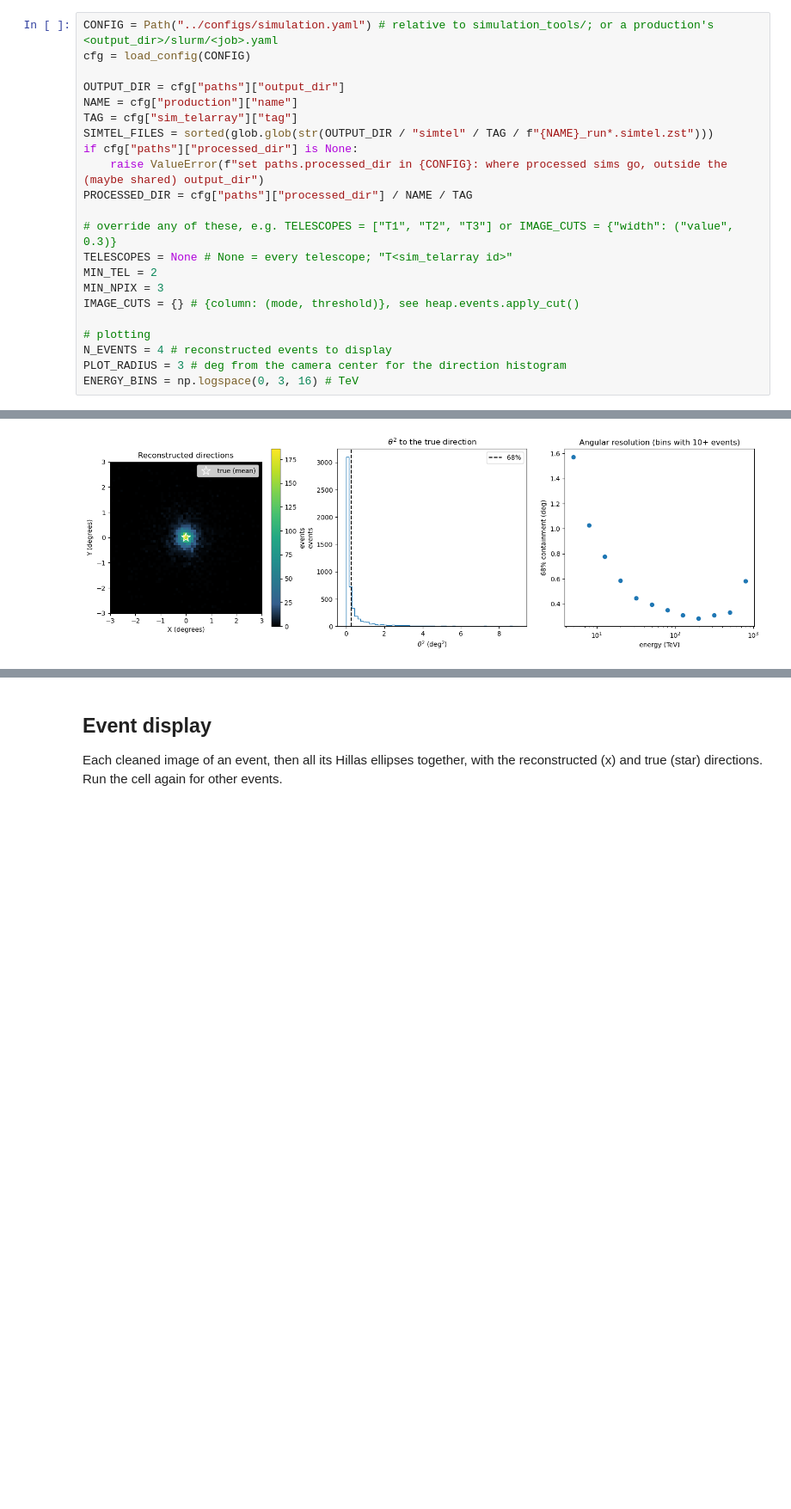
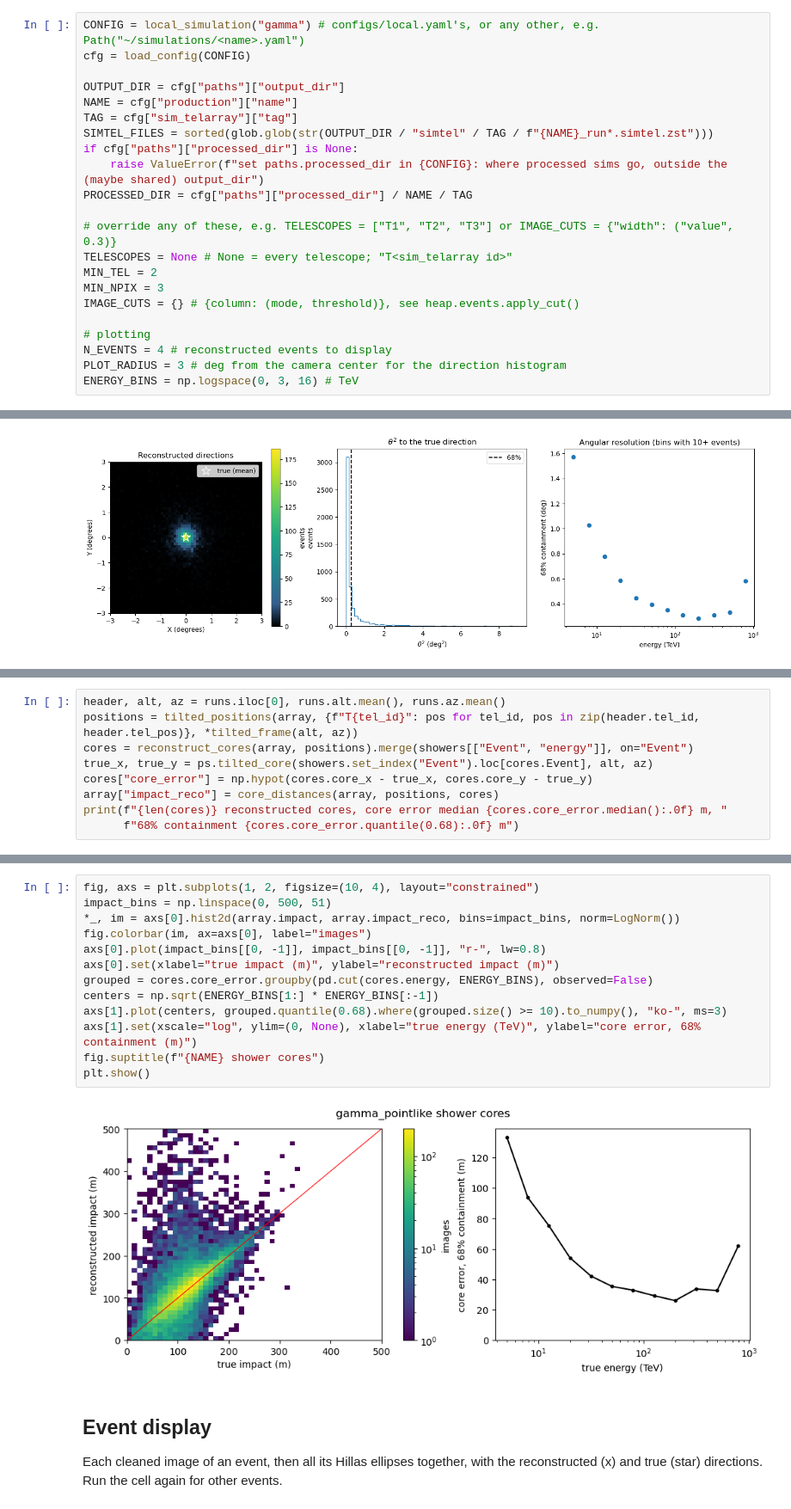
Before and after one commit to panoseti/PANOSETI-High-Energy-Analysis-Pipeline, a Jupyter notebook: simulation_tools/notebooks/explore_sims.ipynb, the cells around one changed output, grey strips where cells are left out. Shown at 86% size. Saved outputs shown, nothing was run; the diff lists cells and outputs as text; blank space fills up the shorter version.

```diff
--- a/simulation_tools/explore_sims.ipynb
+++ b/simulation_tools/notebooks/explore_sims.ipynb
@@ -27,7 +31,7 @@ from run_simulation import load_config
 # %% [markdown]
 # Selection
 # %%
-CONFIG = Path("../configs/simulation.yaml") # relative to simulation_tools/; or a production's <output_dir>/slurm/<job>.yaml
+CONFIG = local_simulation("gamma") # configs/local.yaml's, or any other, e.g. Path("~/simulations/<name>.yaml")
 cfg = load_config(CONFIG)
 
 OUTPUT_DIR = cfg["paths"]["output_dir"]
@@ -190,0 +200,9 @@ plt.show()
+# %%
+header, alt, az = runs.iloc[0], runs.alt.mean(), runs.az.mean()
+positions = tilted_positions(array, {f"T{tel_id}": pos for tel_id, pos in zip(header.tel_id, header.tel_pos)}, *tilted_frame(alt, az))
+cores = reconstruct_cores(array, positions).merge(showers[["Event", "energy"]], on="Event")
+true_x, true_y = ps.tilted_core(showers.set_index("Event").loc[cores.Event], alt, az)
+cores["core_error"] = np.hypot(cores.core_x - true_x, cores.core_y - true_y)
+array["impact_reco"] = core_distances(array, positions, cores)
+print(f"{len(cores)} reconstructed cores, core error median {cores.core_error.median():.0f} m, "
+      f"68% containment {cores.core_error.quantile(0.68):.0f} m")
@@ -191,3 +211,18 @@ plt.show()
+# %%
+fig, axs = plt.subplots(1, 2, figsize=(10, 4), layout="constrained")
+impact_bins = np.linspace(0, 500, 51)
+*_, im = axs[0].hist2d(array.impact, array.impact_reco, bins=impact_bins, norm=LogNorm())
+fig.colorbar(im, ax=axs[0], label="images")
+axs[0].plot(impact_bins[[0, -1]], impact_bins[[0, -1]], "r-", lw=0.8)
+axs[0].set(xlabel="true impact (m)", ylabel="reconstructed impact (m)")
+grouped = cores.core_error.groupby(pd.cut(cores.energy, ENERGY_BINS), observed=False)
+centers = np.sqrt(ENERGY_BINS[1:] * ENERGY_BINS[:-1])
+axs[1].plot(centers, grouped.quantile(0.68).where(grouped.size() >= 10).to_numpy(), "ko-", ms=3)
+axs[1].set(xscale="log", ylim=(0, None), xlabel="true energy (TeV)", ylabel="core error, 68% containment (m)")
+fig.suptitle(f"{NAME} shower cores")
+plt.show()
+# %% [output]
+[figure, added]
 # %% [markdown]
 ## Event display
 Each cleaned image of an event, then all its Hillas ellipses together, with the reconstructed (x) and true (star)
```
Also changed, not shown: parts of 5 cells of this notebook, 16 other files.
